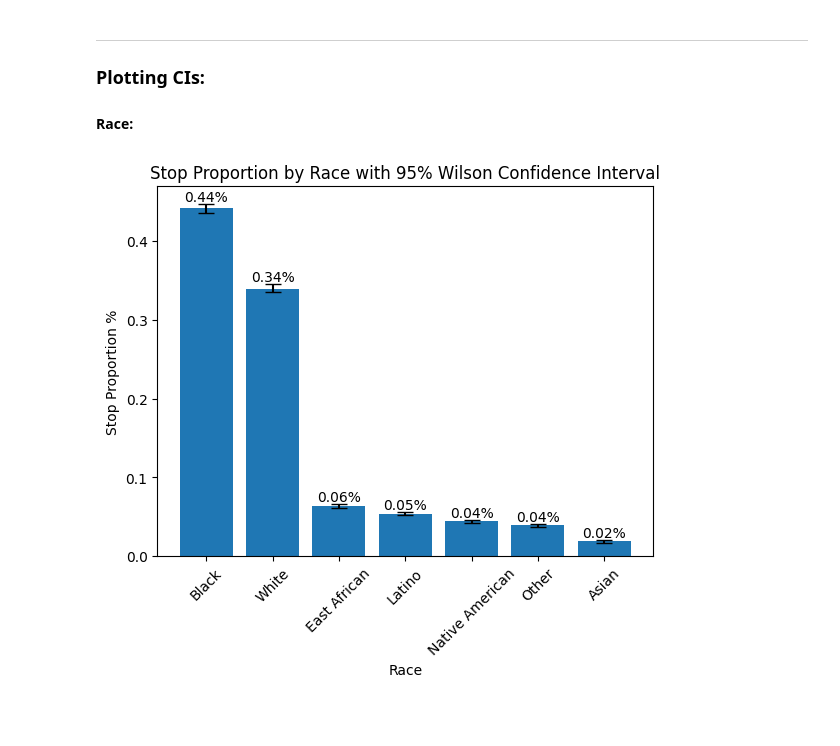
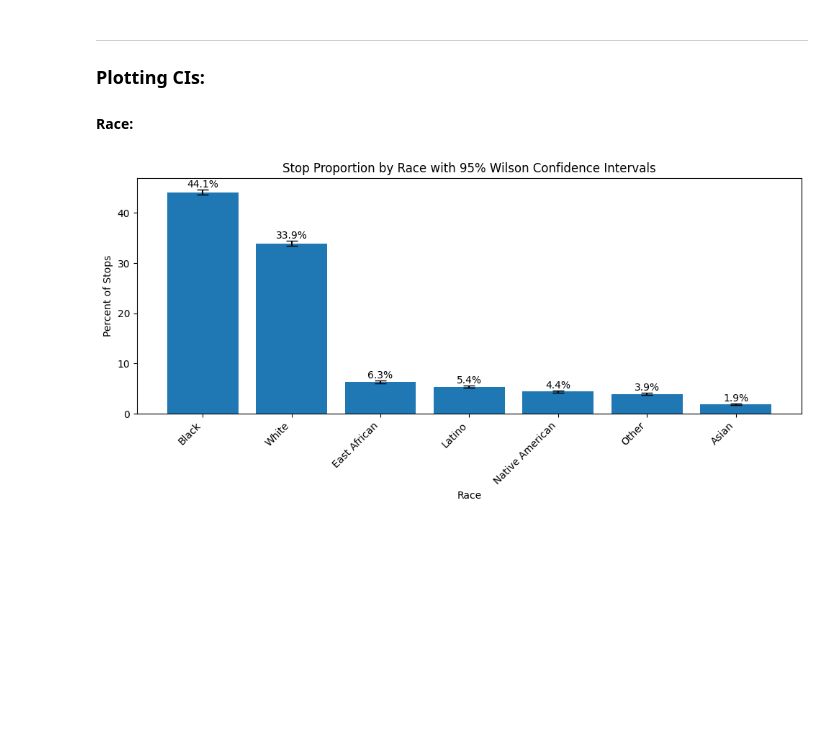
Before and after one commit to feliperapacci/MplsStops-Analysis, a Jupyter notebook: MplsStopsExploration.ipynb, the cells around one changed output. Drawn from its saved outputs; the diff is of its cells as text; code cells hidden in the pictures; blank space fills up the shorter version.

Commit message:
Update MplsStopsExploration.ipynb
Small code + data cleaning updates

```diff
--- a/MplsStopsExploration.ipynb
+++ b/MplsStopsExploration.ipynb
@@ -220,27 +258,29 @@ suspicious  suspicious  11990       0.348  0.343  0.353
 ### Plotting CIs:
 #### Race:
 # %%
-import matplotlib.pyplot as plt
-
-# Calculate distance between CI bounds and proportion:
-lower_error = race_df["proportion"] - race_df["lower"]
-upper_error = race_df["upper"] - race_df["proportion"]
+# Error bars in percentage units
+lower_error = race_df["percent"] - race_df["lower_percent"]
+upper_error = race_df["upper_percent"] - race_df["percent"]
 errors = [lower_error, upper_error]
 
-# Configure Graph:
-plt.figure()
-bars = plt.bar(race_df['race'], race_df['proportion'], yerr=errors, capsize=6)
+plt.figure(figsize=(10, 5))
 
-plt.title('Stop Proportion by Race with 95% Wilson Confidence Interval')
-plt.ylabel("Stop Proportion %")
+bars = plt.bar(
+    race_df["race"],
+    race_df["percent"],
+    yerr=errors,
+    capsize=6
+)
+
+plt.title("Stop Proportion by Race with 95% Wilson Confidence Intervals")
+plt.ylabel("Percent of Stops")
 plt.xlabel("Race")
-plt.bar_label(bars, fmt='%.2f%%')
-plt.xticks(rotation=45)
-
-# Plot
+plt.bar_label(bars, fmt="%.1f%%")
+plt.xticks(rotation=45, ha="right")
+plt.tight_layout()
 plt.show()
 # %% [output]
-[figure, old version]
+[figure, new version]
 # %% [markdown]
 ####
 # %%
```
Also changed, not shown: parts of 15 cells of this notebook.
